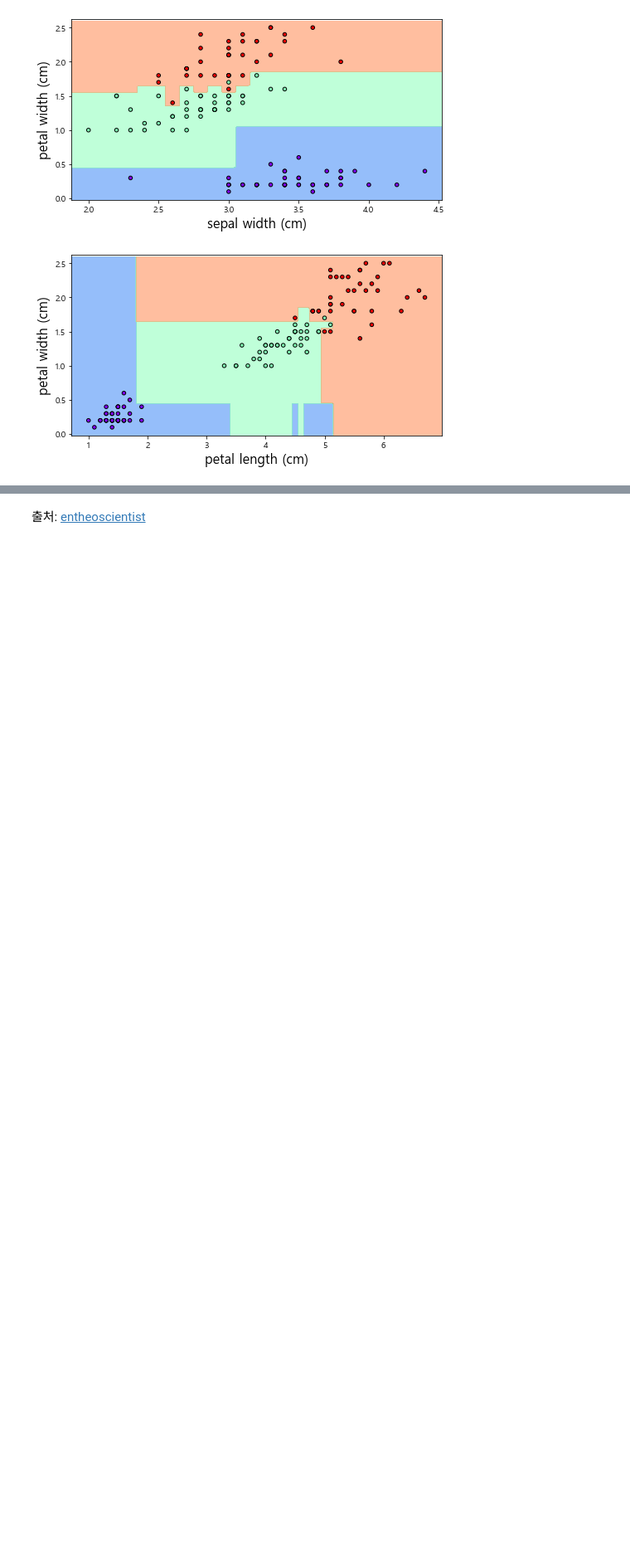
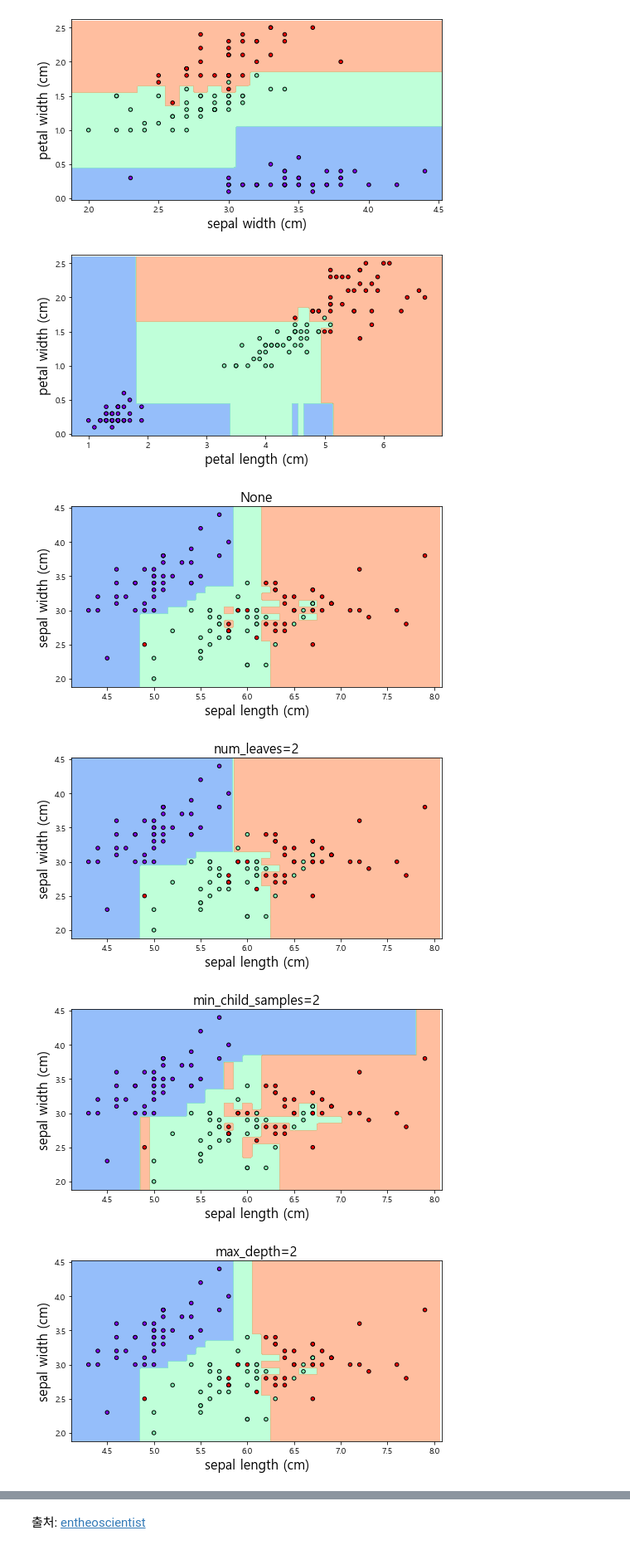
Before and after one commit to unknown-jun/Machine_Learning, a Jupyter notebook: ML_Myself/M_12. LightGBM.ipynb, the cells around one changed output, grey strips where cells are left out. Shown: that part at 83% size. Saved outputs shown, nothing was run; the diff lists cells and outputs as text; code cells hidden in the pictures; blank space fills up the shorter version.

```diff
--- a/ML_Myself/M_12. LightGBM.ipynb
+++ b/ML_Myself/M_12. LightGBM.ipynb
@@ -133,3 +133,33 @@ for i in  [[0,1],[0,2],[0,3],[1,2],[1,3],[2,3]]:
 [figure]
 [figure]
 [figure]
+# %%
+lgb_clf = LGBMClassifier()
+visualize_boundary(lgb_clf, X_train.to_numpy()[:,[0,1]], y_train, [0,1], 'None')
+
+# num_leaves는 하나의 트리가 가질 수 있는 최대 leaf수다. Default는 31이며 이상적으로는 num_leaves값은 (max_depth)^2보다 적거나 같아야 한다.
+lgb_clf = LGBMClassifier(num_leaves=2)
+visualize_boundary(lgb_clf, X_train.to_numpy()[:,[0,1]], y_train, [0,1], 'num_leaves=2')
+
+# min_chile_samples는 최종 결정 클래스인 leaf가 되기 위해 최소한으로 필요한 레코드의 수.
+# Default는 20이며 큰값으로 하면 Tree가 깊게 확장하는 것을 막을 수 있지만 under-fitting이 될 수 있다.
+lgb_clf = LGBMClassifier(min_child_samples=2)
+visualize_boundary(lgb_clf, X_train.to_numpy()[:,[0,1]], y_train, [0,1], 'min_child_samples=2')
+
+# 트리 기반 알고리즘의 max_depth와 같음. 0보다 작은 값을 지정하면 깊이에 제한이 없다.
+lgb_clf = LGBMClassifier(max_depth=2)
+visualize_boundary(lgb_clf, X_train.to_numpy()[:,[0,1]], y_train, [0,1], 'max_depth=2')
+
+# subsample_for_bin은 하나의 bin을 구성하기 위한 샘플수 조정, 큰 값을 주어지면 정확도가 상승하지만 속도가 느려짐
+lgb_clf = LGBMClassifier(subsample_for_bin=10)
+visualize_boundary(lgb_clf, X_train.to_numpy()[:,[0,1]], y_train, [0,1], 'subsample_for_bin=10')
+
+# learning rate는 손실함수의 알파값을 조정하는 학습률. Default는 0.1이며 대부분 0.1~0.01의 수를 사용한다.
+# 정확도를 위하여 n_estimators와 함께 조정한다. 크면 클수록 과소적합
+lgb_clf = LGBMClassifier(learning_rate=10)
+visualize_boundary(lgb_clf, X_train.to_numpy()[:,[0,1]], y_train, [0,1], 'learning_rate=10')
+# %% [output]
+[figure, added]
+[figure, added]
+[figure, added]
+[figure, added]
```
Also changed, not shown: parts of 2 cells of this notebook.
